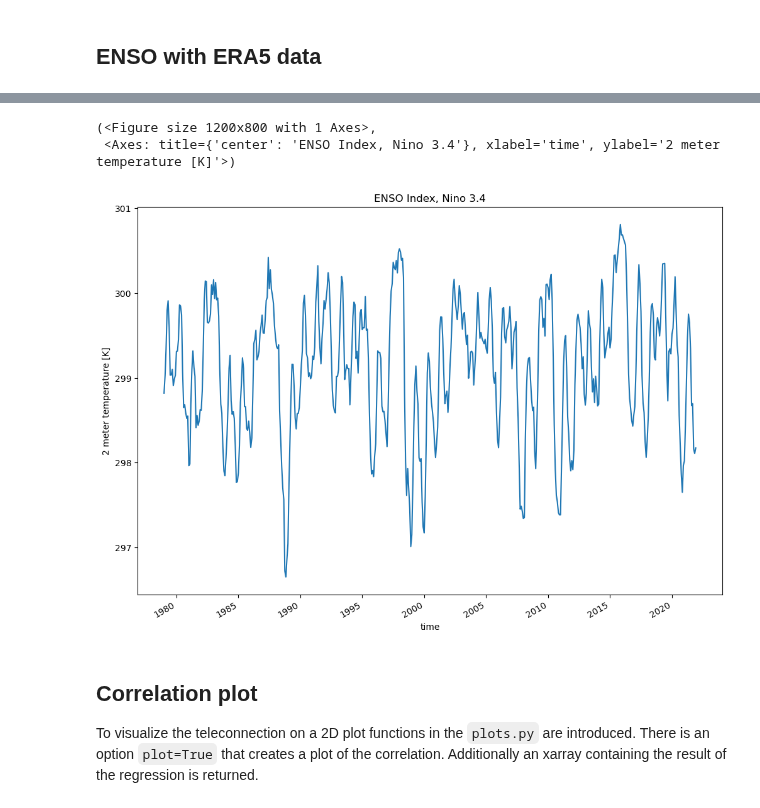
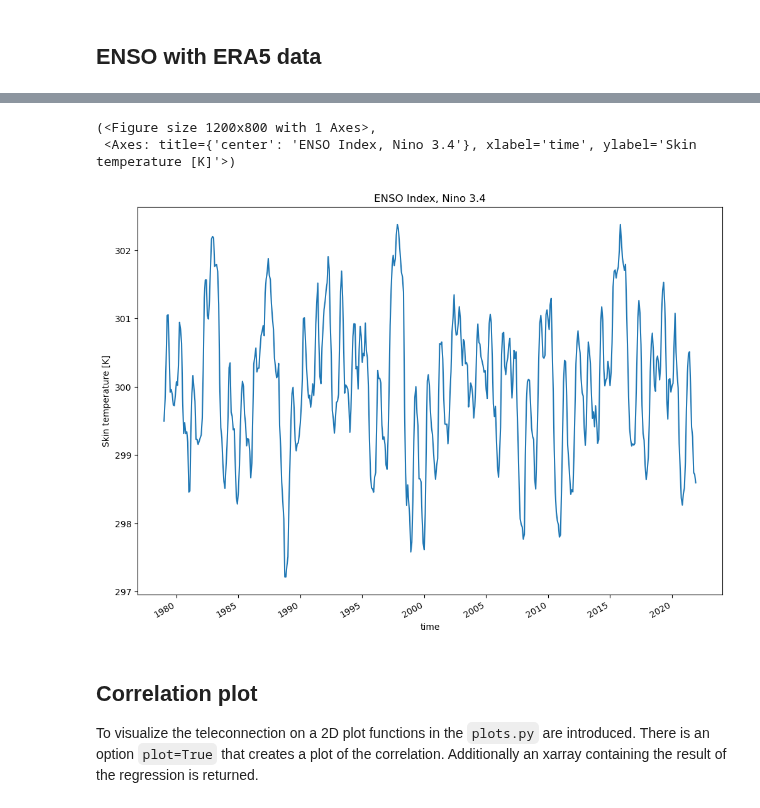
Before and after one commit to DestinE-Climate-DT/AQUA, a Jupyter notebook: diagnostics/teleconnections/ENSO_IFS.ipynb, the cells around one changed output, grey strips where cells are left out. Drawn from its saved outputs; the diff is of its cells as text; code cells hidden in the pictures.

```diff
--- a/diagnostics/teleconnections/ENSO_IFS.ipynb
+++ b/diagnostics/teleconnections/ENSO_IFS.ipynb
@@ -62,7 +62,7 @@ Data variables: (12/15)
     GRIB_edition:            1
     intake_esm_dataset_key:  128.0.avgua.surface.monthly
 # %%
-infile = data['tas']
+infile = data['skt']
 infile = reader.regrid(infile)
 infile
 # %% [output]
@@ -112,12 +112,12 @@ regridded :
 # %%
 enso = regional_mean_index(infile,namelist,telecname,months_window=1)
 # %%
-simple_plot(enso,title='ENSO Index, Nino 3.4',ylabel='2 meter temperature [K]',
+simple_plot(enso,title='ENSO Index, Nino 3.4',ylabel='Skin temperature [K]',
             save=True,filename='enso_index.png',outputdir='img/')
 # %% [output]
 (<Figure size 1200x800 with 1 Axes>,
- <Axes: title={'center': 'ENSO Index, Nino 3.4'}, xlabel='time', ylabel='2 meter temperature [K]'>)
+ <Axes: title={'center': 'ENSO Index, Nino 3.4'}, xlabel='time', ylabel='Skin temperature [K]'>)
-[figure, old version]
+[figure, new version]
 # %% [markdown]
 ## Correlation plot
 
```
Also changed, not shown: parts of 9 cells of this notebook, 5 other files.
